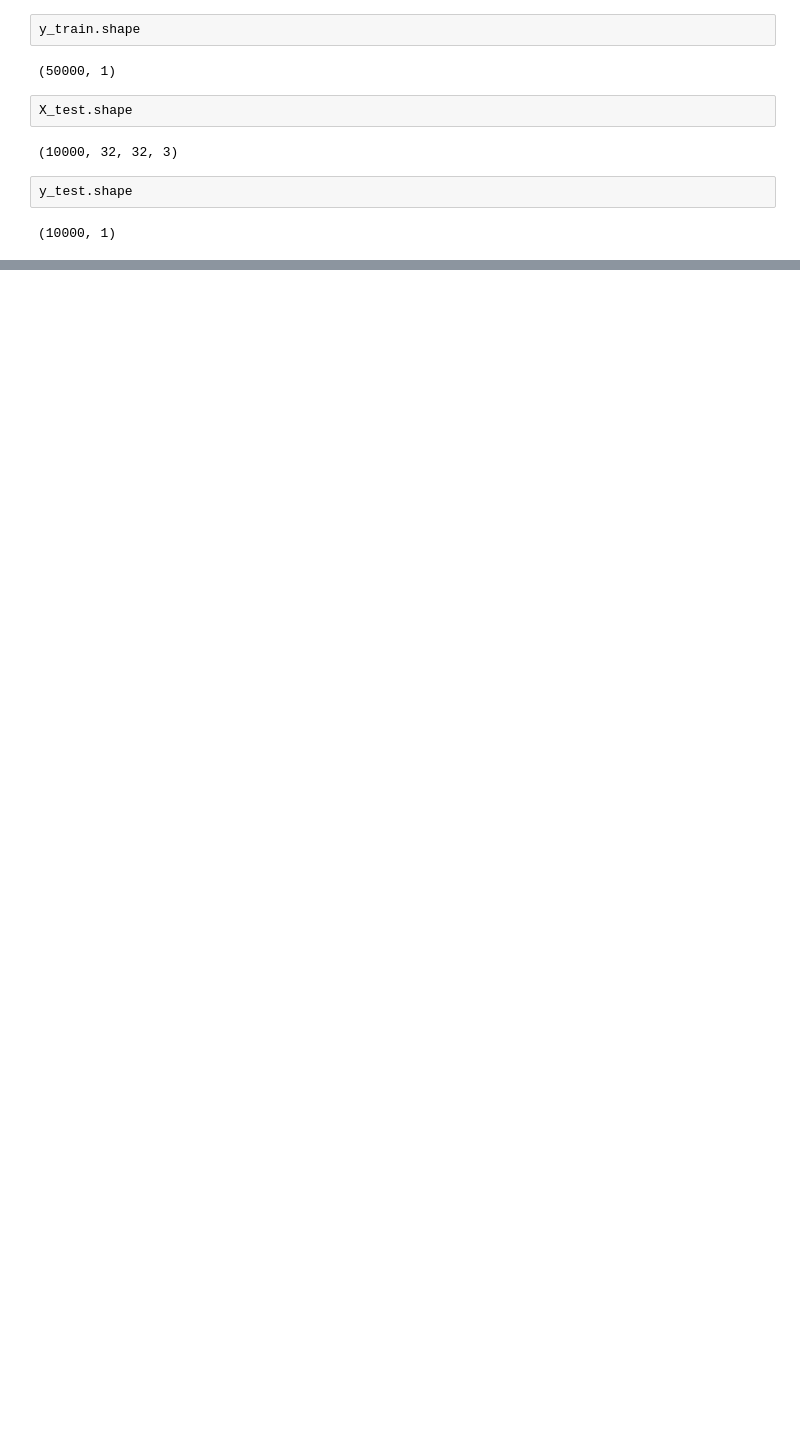
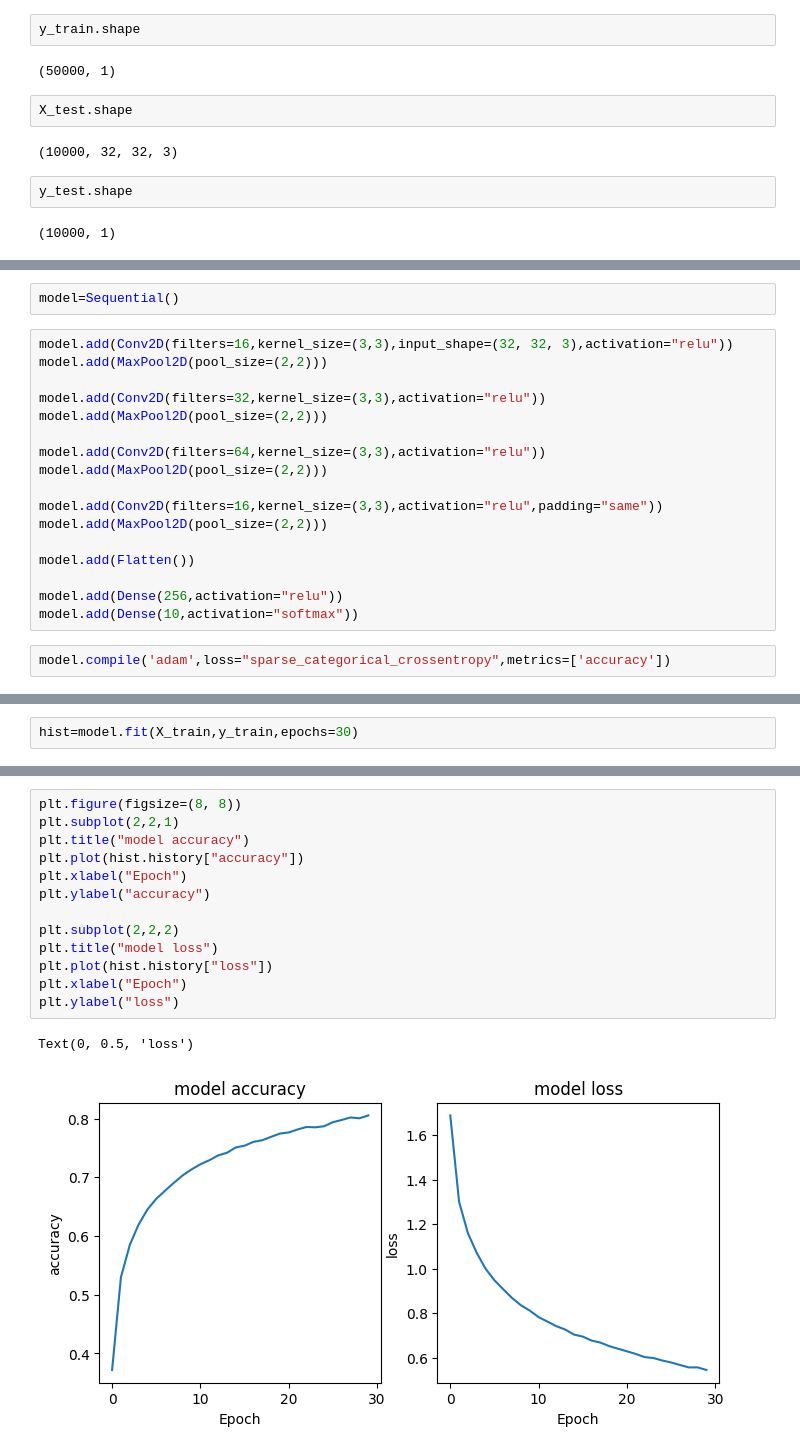
Before and after one commit to Amen-Haj-Brahim/cifar10-CNN, a Jupyter notebook: cifar10CNN.ipynb, the cells around one changed output, grey strips where cells are left out. Saved outputs shown, nothing was run; the diff lists cells and outputs as text; blank space fills up the shorter version.

```diff
--- a/cifar10CNN.ipynb
+++ b/cifar10CNN.ipynb
@@ -110,0 +73,21 @@ def hypertuning():
+# %%
+model=Sequential()
+# %%
+model.add(Conv2D(filters=16,kernel_size=(3,3),input_shape=(32, 32, 3),activation="relu"))
+model.add(MaxPool2D(pool_size=(2,2)))
+
+model.add(Conv2D(filters=32,kernel_size=(3,3),activation="relu"))
+model.add(MaxPool2D(pool_size=(2,2)))
+
+model.add(Conv2D(filters=64,kernel_size=(3,3),activation="relu"))
+model.add(MaxPool2D(pool_size=(2,2)))
+
+model.add(Conv2D(filters=16,kernel_size=(3,3),activation="relu",padding="same"))
+model.add(MaxPool2D(pool_size=(2,2)))
+
+model.add(Flatten())
+
+model.add(Dense(256,activation="relu"))
+model.add(Dense(10,activation="softmax"))
+# %%
+model.compile('adam',loss="sparse_categorical_crossentropy",metrics=['accuracy'])
@@ -110,0 +114,2 @@ def hypertuning():
+# %%
+hist=model.fit(X_train,y_train,epochs=30)
@@ -110,0 +139,16 @@ def hypertuning():
+# %%
+plt.figure(figsize=(8, 8))
+plt.subplot(2,2,1)
+plt.title("model accuracy")
+plt.plot(hist.history["accuracy"])
+plt.xlabel("Epoch")
+plt.ylabel("accuracy")
+
+plt.subplot(2,2,2)
+plt.title("model loss")
+plt.plot(hist.history["loss"])
+plt.xlabel("Epoch")
+plt.ylabel("loss")
+# %% [output]
+Text(0, 0.5, 'loss')
+[figure, added]
```
Also changed, not shown: parts of 28 cells of this notebook.
